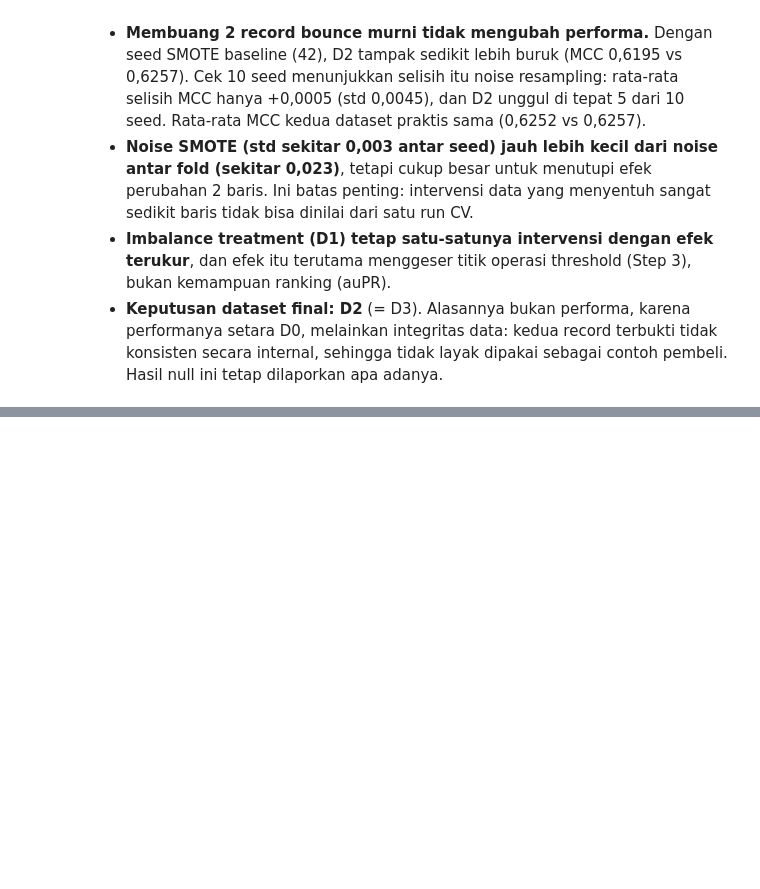
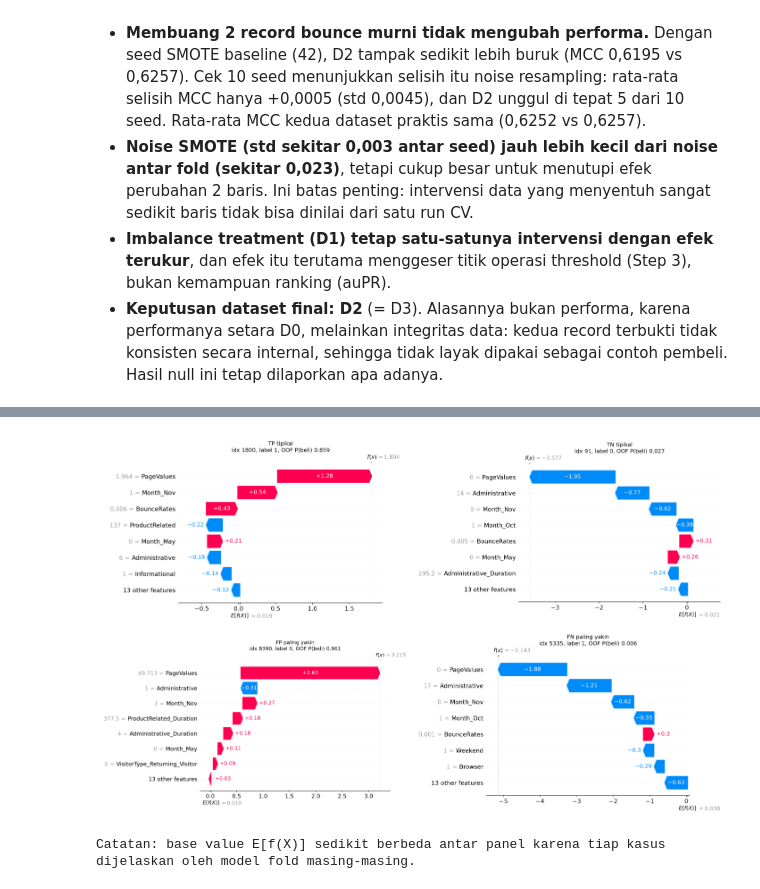
Before and after one commit to vickymahfudy/tugas-data-science, a Jupyter notebook: notebooks/07_data_centric.ipynb, the cells around one changed output, grey strips where cells are left out. Saved outputs shown, nothing was run; the diff lists cells and outputs as text; code cells hidden in the pictures; blank space fills up the shorter version.

```diff
--- a/notebooks/07_data_centric.ipynb
+++ b/notebooks/07_data_centric.ipynb
@@ -624,0 +807,20 @@ Selisih MCC D2 - D0: mean 0.0005, std 0.0045, D2 > D0 pada 5/10 seed
+# %%
+# waterfall dirender per kasus (shap.plots.waterfall tidak cocok dimasukkan ke subplot), lalu digabung 2x2
+wf_paths = []
+for name, i in cases.items():
+    plt.figure(figsize=(9, 5.5))
+    shap.plots.waterfall(local_shap(i), max_display=8, show=False)
+    plt.title(f'{name}\nidx {i}, label {yv[i]}, OOF P(beli) {oof_p_d2[i]:.3f}', fontsize=12)
+    path = f"{FIG_DIR}/tugas4_shap_waterfall_{name.split()[0].lower()}_{i}.png"
+    plt.savefig(path, dpi=150, bbox_inches='tight'); plt.close()
+    wf_paths.append(path)
+
+fig, axes = plt.subplots(2, 2, figsize=(18, 11))
+for ax, path in zip(axes.ravel(), wf_paths):
+    ax.imshow(plt.imread(path)); ax.axis('off')
+plt.subplots_adjust(wspace=0.02, hspace=0.04)
+plt.savefig(f'{FIG_DIR}/tugas4_shap_waterfall_cases.png', dpi=150, bbox_inches='tight'); plt.show()
+print('Catatan: base value E[f(X)] sedikit berbeda antar panel karena tiap kasus dijelaskan oleh model fold masing-masing.')
+# %% [output]
+[figure, added]
+Catatan: base value E[f(X)] sedikit berbeda antar panel karena tiap kasus dijelaskan oleh model fold masing-masing.
```
Also changed, not shown: parts of 10 cells of this notebook, 13 other files.
